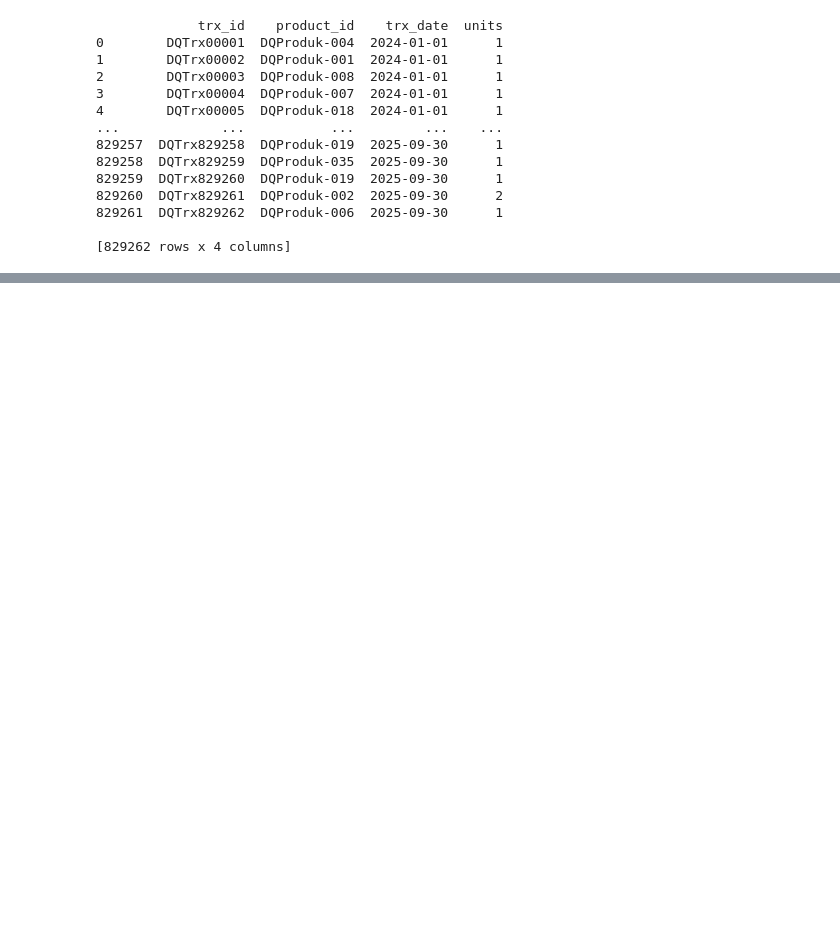
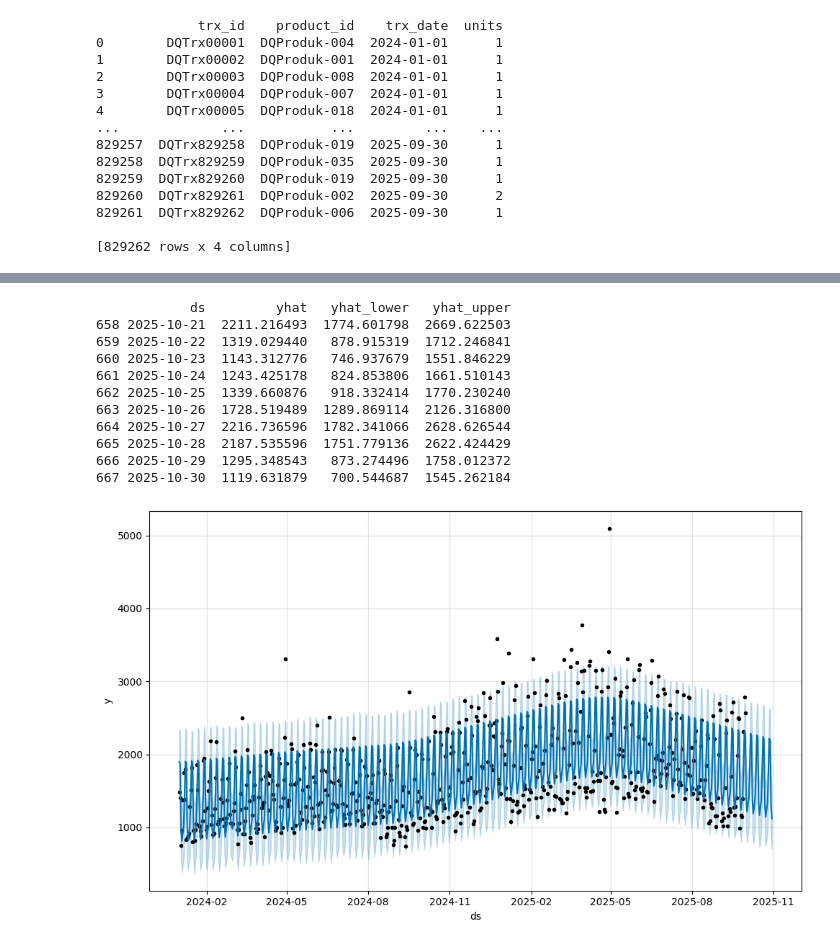
Before and after one commit to f1c221058/bussines-analyst-with-mechine-learning, a Jupyter notebook: Forecasting and Anomaly Detection.ipynb, the cells around one changed output, grey strips where cells are left out. Saved outputs shown, nothing was run; the diff lists cells and outputs as text; code cells hidden in the pictures; blank space fills up the shorter version.

```diff
--- a/Forecasting and Anomaly Detection.ipynb
+++ b/Forecasting and Anomaly Detection.ipynb
@@ -25,0 +123,53 @@ print(df)
+# %%
+# log yang dihasilkan oleh library Prophet sebagai error.
+import logging
+logging.getLogger('cmdstanpy').disabled = True
+
+# Import library
+import pandas as pd
+from prophet import Prophet
+import matplotlib.pyplot as plt
+
+# Baca dan tampilkan dataset “sales.csv” menggunakan read_csv dari library pandas.
+df = pd.read_csv("https://storage.googleapis.com/dqlab-dataset/sales.csv")
+
+# Agregasi tabel dalam bentuk total penjualan per hari dan simpan ke dataframe baru dengan nama “sales_by_date”
+sales_by_date = df.groupby('trx_date')['units'].sum().reset_index()
+
+# Ubah tipe data kolom waktu menjadi tipe waktu
+sales_by_date["trx_date"] = pd.to_datetime(sales_by_date["trx_date"])
+
+# Ubah nama kolom waktu menjadi “ds” dan nama kolom nilai menjadi “y”, simpan hasilnya ke dataframe baru dengan nama “prophet_df”
+prophet_df = sales_by_date.rename(columns={'trx_date': 'ds', 'units': 'y'})
+
+# Definisikan model prophet dan simpan dalam variable ‘model’
+model = Prophet()
+
+# Training model prophet dengan data yang sudah dirapikan dengan menggunakan atribut .fit
+model.fit(prophet_df)
+
+# Buat future dataframe untuk 30 hari ke depan
+future = model.make_future_dataframe(periods=30)
+
+# Forecasting
+prediction = model.predict(future)
+
+# Tampilkan hasil prediksi (beberapa baris terakhir)
+print(prediction[['ds', 'yhat', 'yhat_lower', 'yhat_upper']].tail(10))
+
+# Plot hasil forecast
+fig1 = model.plot(prediction)
+plt.show()
+# %% [output]
+            ds         yhat   yhat_lower   yhat_upper
+658 2025-10-21  2211.216493  1774.601798  2669.622503
+659 2025-10-22  1319.029440   878.915319  1712.246841
+660 2025-10-23  1143.312776   746.937679  1551.846229
+661 2025-10-24  1243.425178   824.853806  1661.510143
+662 2025-10-25  1339.660876   918.332414  1770.230240
+663 2025-10-26  1728.519489  1289.869114  2126.316800
+664 2025-10-27  2216.736596  1782.341066  2628.626544
+665 2025-10-28  2187.535596  1751.779136  2622.424429
+666 2025-10-29  1295.348543   873.274496  1758.012372
+667 2025-10-30  1119.631879   700.544687  1545.262184
+[figure, added]
```
Also changed, not shown: parts of 14 cells of this notebook, 4 other files.
